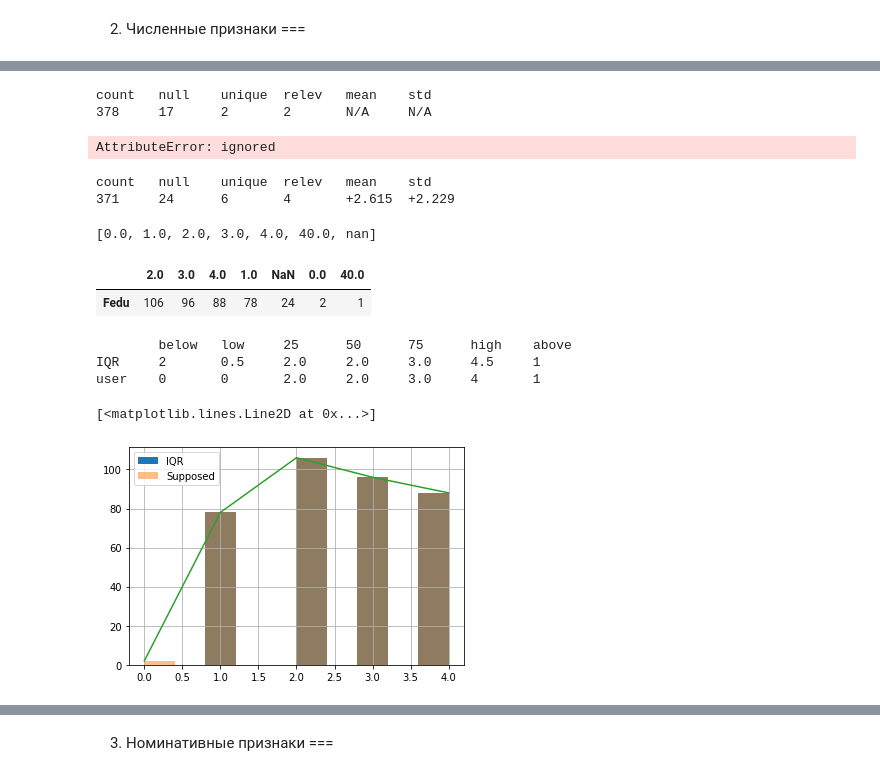
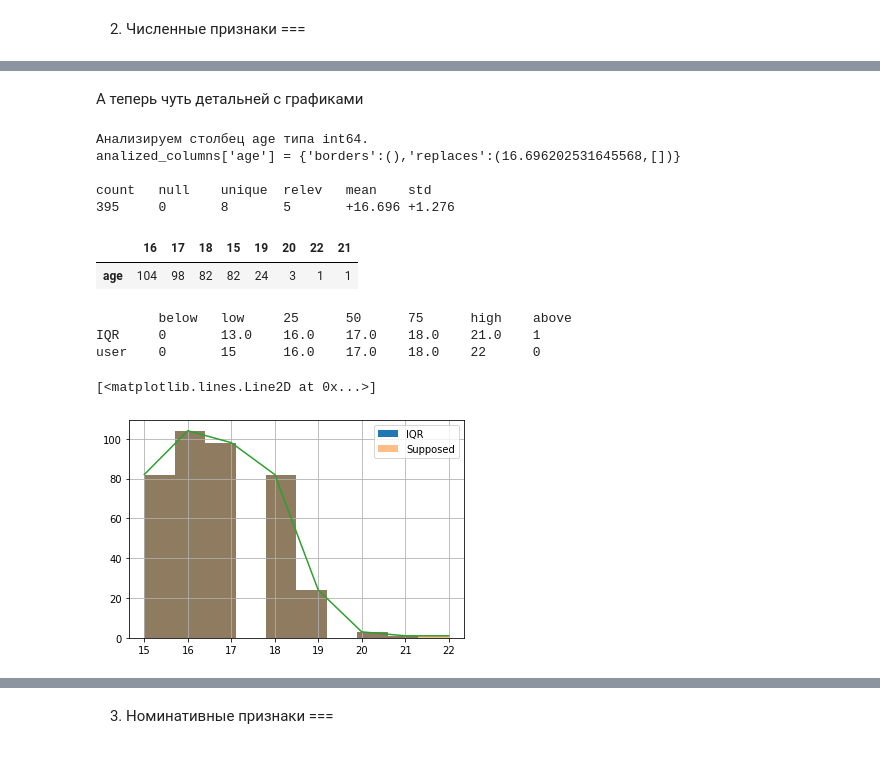
Before and after one commit to nprsem/SF_DS, a Jupyter notebook: module_2/SF_DS_Project02_Task.ipynb, the cells around one changed output, grey strips where cells are left out. Cells and saved outputs as stored; diff of their text form; code cells hidden in the pictures.

```diff
--- a/module_2/SF_DS_Project02_Task.ipynb
+++ b/module_2/SF_DS_Project02_Task.ipynb
@@ -294,21 +410,17 @@ scrutinize_number_column('Medu', low=0, high=4)
+# %% [markdown]
+А теперь чуть детальней с графиками
 # %%
-scrutinize_column('address')
+scrutinize_column('age')
 # %% [output]
+Анализируем столбец age типа int64.
+analized_columns['age'] = {'borders':(),'replaces':(16.696202531645568,[])}
+
 count   null    unique  relev   mean    std
-378     17      2       2       N/A     N/A
+395     0       8       5       +16.696 +1.276
+|  | 16 | 17 | 18 | 15 | 19 | 20 | 22 | 21 |
+| age | 104 | 98 | 82 | 82 | 24 | 3 | 1 | 1 |
-AttributeError: ignored
+        below   low     25      50      75      high    above
+IQR     0       13.0    16.0    17.0    18.0    21.0    1
+user    0       15      16.0    17.0    18.0    22      0
+[<matplotlib.lines.Line2D at 0x...>]
+[figure, added]
-# %%
-scrutinize_column('Fedu')
-# Есть выбросы, Есть пробелы
-analized_columns['Fedu'] = {'borders':(0,4),'replaces':(students['Fedu'].mode()[0],[40,None])}
-# %% [output]
-count   null    unique  relev   mean    std
-371     24      6       4       +2.615  +2.229
-[0.0, 1.0, 2.0, 3.0, 4.0, 40.0, nan]
-|  | 2.0 | 3.0 | 4.0 | 1.0 | NaN | 0.0 | 40.0 |
-| Fedu | 106 | 96 | 88 | 78 | 24 | 2 | 1 |
-        below   low     25      50      75      high    above
-IQR     2       0.5     2.0     2.0     3.0     4.5     1
-user    0       0       2.0     2.0     3.0     4       1
-[<matplotlib.lines.Line2D at 0x...>]
-[figure, removed]
```
Also changed, not shown: parts of 83 cells of this notebook.
